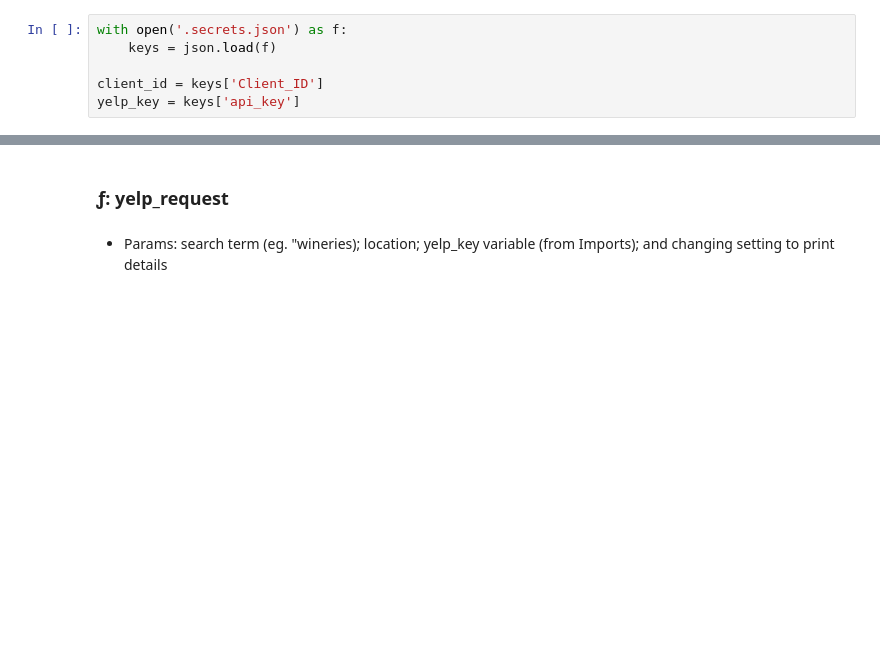
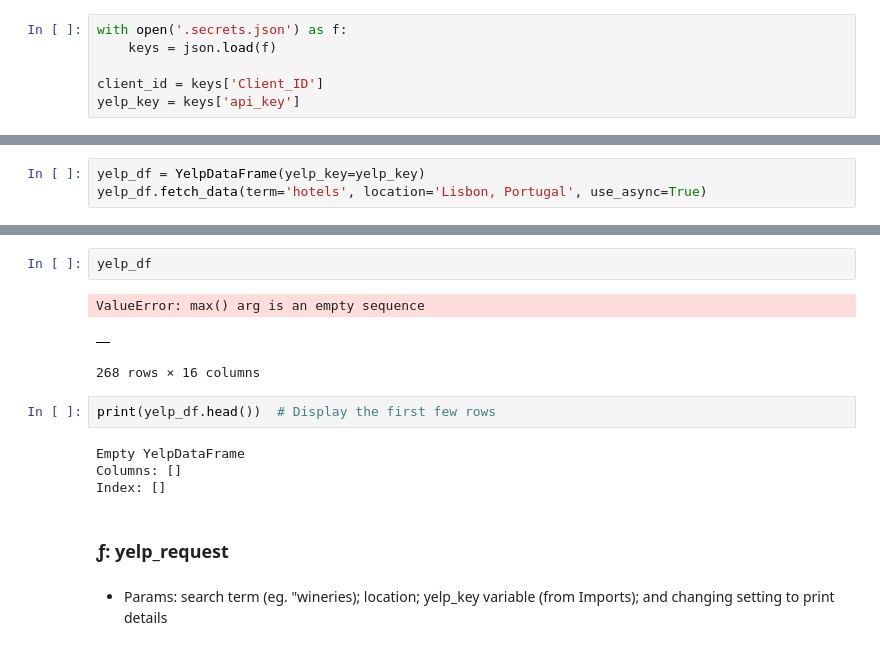
Before and after one commit to BenJMcCarty/Vineyard_Visionaries, a Jupyter notebook: ETL - 2024 Version.ipynb, the cells around one changed output, grey strips where cells are left out. Drawn from its saved outputs; the diff is of its cells as text; blank space fills up the shorter version.

Commit message:
Attempting update of YelpAPI class

```diff
--- a/ETL - 2024 Version.ipynb
+++ b/ETL - 2024 Version.ipynb
@@ -40,0 +174,3 @@ yelp_key = keys['api_key']
+# %%
+yelp_df = YelpDataFrame(yelp_key=yelp_key)
+yelp_df.fetch_data(term='hotels', location='Lisbon, Portugal', use_async=True)
@@ -41,3 +179,15 @@ yelp_key = keys['api_key']
+# %%
+yelp_df
+# %% [output]
+ValueError: max() arg is an empty sequence
+|  |
+268 rows × 16 columns
+# %%
+print(yelp_df.head())  # Display the first few rows
+# %% [output]
+Empty YelpDataFrame
+Columns: []
+Index: []
 # %% [markdown]
 ### ƒ: yelp_request
 # %% [markdown]
```
Also changed, not shown: parts of 12 cells of this notebook.
